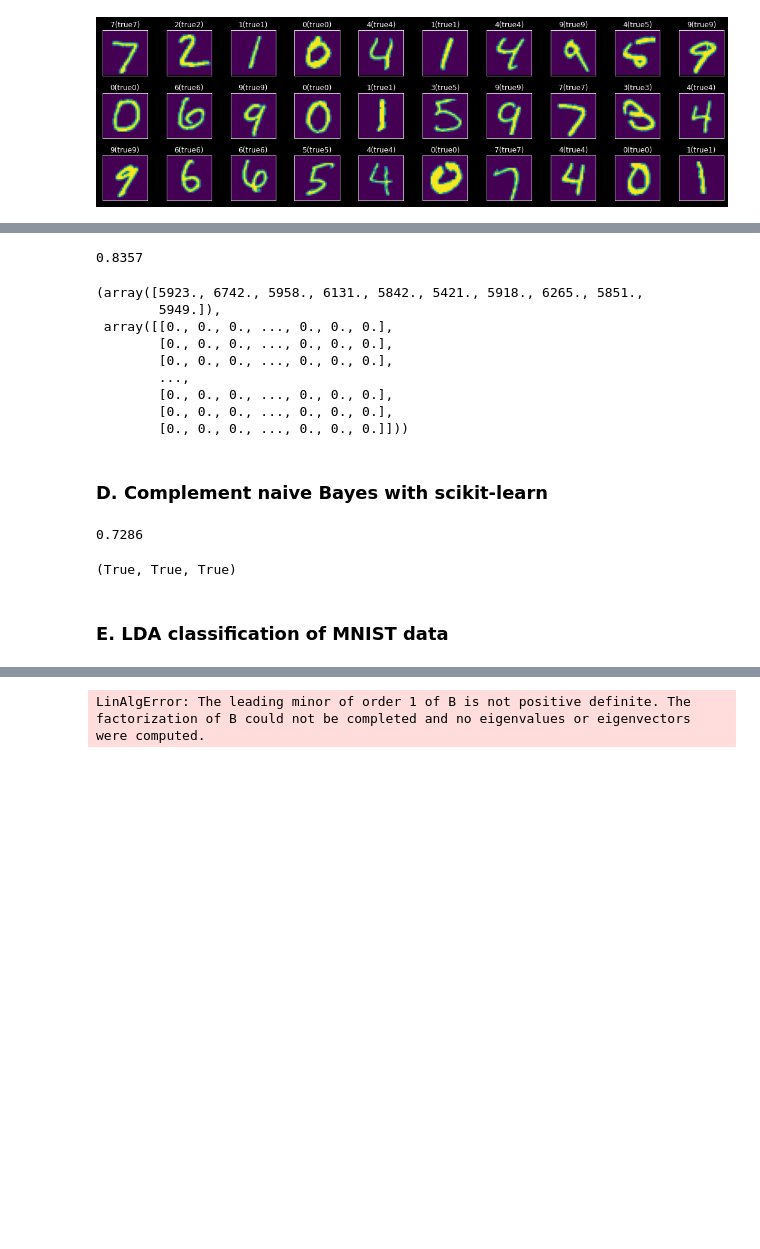
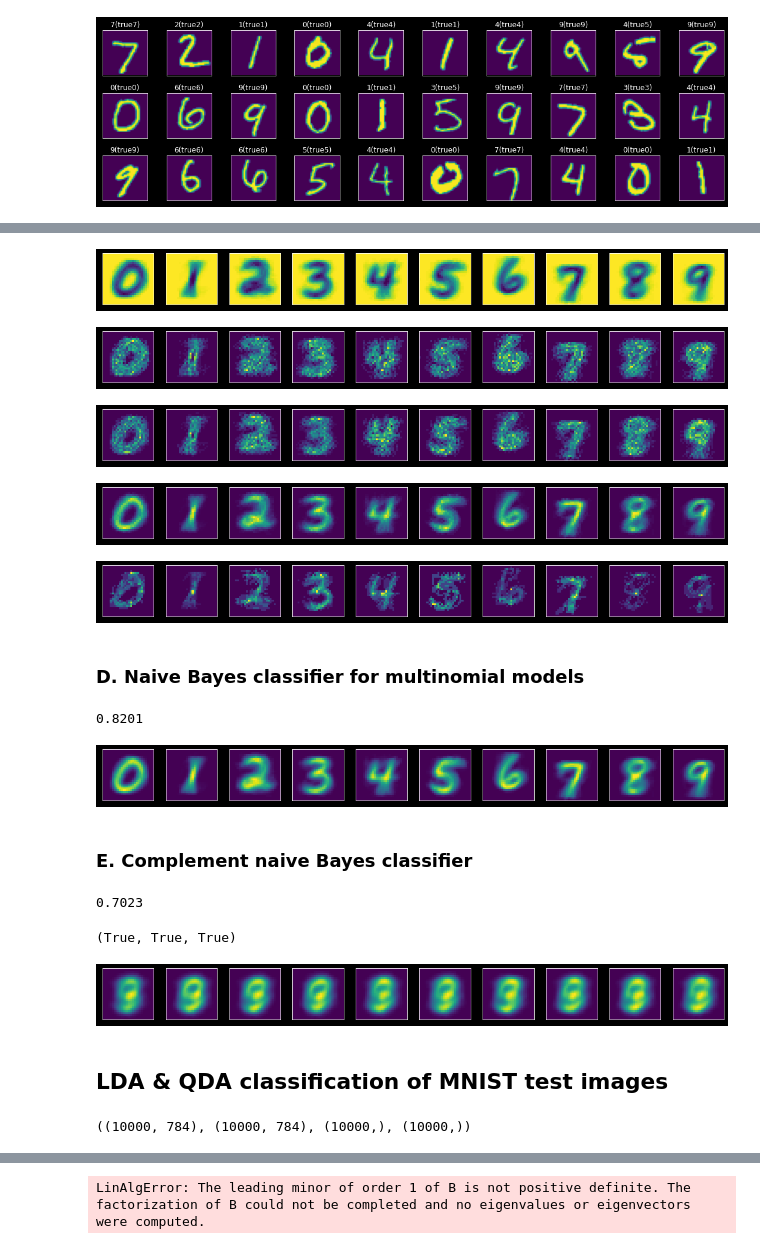
Before and after one commit to chofchof/probml, a Jupyter notebook: notebooks/book1/09/naive_bayes_mnist.ipynb, the cells around one changed output, grey strips where cells are left out. Drawn from its saved outputs; the diff is of its cells as text; code cells hidden in the pictures; blank space fills up the shorter version.

```diff
--- a/notebooks/book1/09/naive_bayes_mnist.ipynb
+++ b/notebooks/book1/09/naive_bayes_mnist.ipynb
@@ -165,30 +217,36 @@ clf.theta_.shape, clf.var_.shape
+# %%
+# For each feature d, , of shape (n_classes, n_categories)
+for i in range(n_categories):
+    show_images(np.exp(np.swapaxes(np.asarray(clf.feature_log_prob_), 0, 2))[i], 1, 10);
+# %% [output]
+[figure, added]
+[figure, added]
+[figure, added]
+[figure, added]
+[figure, added]
+# %% [markdown]
+### D. Naive Bayes classifier for multinomial models
 # %%
 from sklearn.naive_bayes import MultinomialNB
 clf = MultinomialNB()
-clf.fit(X_train, y_train)
-clf.score(X_test, y_test)
+clf.fit((X_train * 255).astype('int64'), y_train)
+clf.score((X_test * 255).astype('int64'), y_test)
 # %% [output]
-0.8357
+0.8201
-# %%
-clf.class_count_, clf.feature_count_
-# %% [output]
-(array([5923., 6742., 5958., 6131., 5842., 5421., 5918., 6265., 5851.,
-        5949.]),
- array([[0., 0., 0., ..., 0., 0., 0.],
-        [0., 0., 0., ..., 0., 0., 0.],
-        [0., 0., 0., ..., 0., 0., 0.],
-        ...,
-        [0., 0., 0., ..., 0., 0., 0.],
-        [0., 0., 0., ..., 0., 0., 0.],
-        [0., 0., 0., ..., 0., 0., 0.]]))
+# %%
+# feature_log_prob_: Empirical log probability of features given a class,
+# of shape (n_classes, n_features)
+show_images(np.exp(clf.feature_log_prob_), 1, 10);
+# %% [output]
+[figure, added]
 # %% [markdown]
-### D. Complement naive Bayes with scikit-learn
+### E. Complement naive Bayes classifier
 # %%
 from sklearn.naive_bayes import ComplementNB
-c_clf = ComplementNB()
-c_clf.fit(X_train, y_train)
-c_clf.score(X_test, y_test)
+c_clf = ComplementNB(norm=False) # w/o the second normalization of the weights
+c_clf.fit((X_train * 255).astype('int64'), y_train)
+c_clf.score((X_test * 255).astype('int64'), y_test)
 # %% [output]
-0.7286
+0.7023
 # %%
 # class_count_ and feature_count_ are the same as MNB
@@ -197,8 +255,23 @@ np.all(clf.feature_count_ == c_clf.feature_count_), \
 np.all(c_clf.feature_all_ == c_clf.feature_count_.sum(axis=0))
 # %% [output]
 (True, True, True)
+# %%
+# feature_log_prob_: Negative empirical log probability of features given a class,
+# of shape (n_classes, n_features)
+show_images(np.exp(-c_clf.feature_log_prob_), 1, 10);
+# %% [output]
+[figure, added]
 # %% [markdown]
-### E. LDA classification of MNIST data
+## LDA & QDA classification of MNIST test images
+# %%
+# Use original MNIST
+from sklearn.model_selection import train_test_split
+X_train, X_test, y_train, y_test = train_test_split(
+    X, y, train_size=10000, test_size=10000, shuffle=True
+)
+X_train.shape, X_test.shape, y_train.shape, y_test.shape
+# %% [output]
+((10000, 784), (10000, 784), (10000,), (10000,))
 # %%
 %%time
 from sklearn.discriminant_analysis import LinearDiscriminantAnalysis
```
Also changed, not shown: parts of 23 cells of this notebook, 4 other files.
